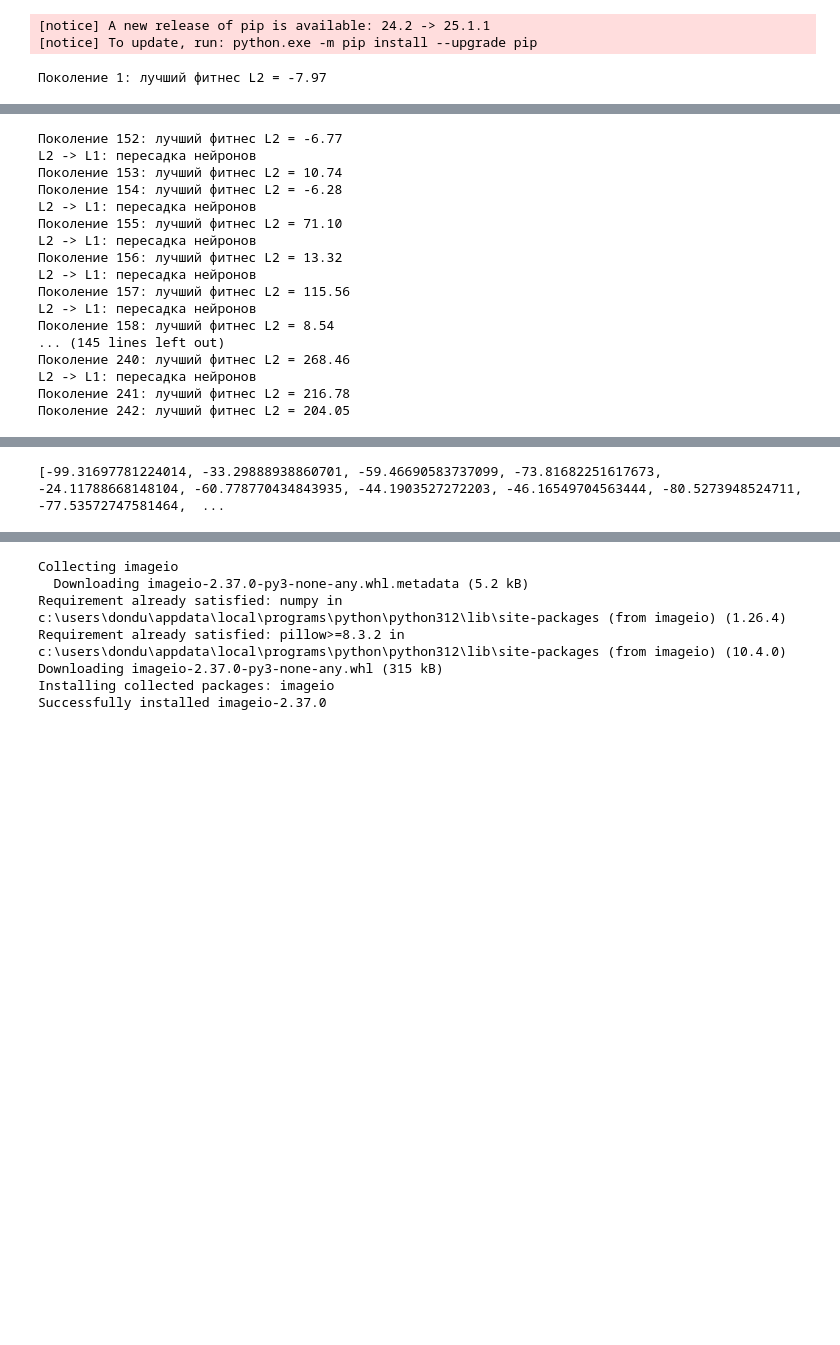
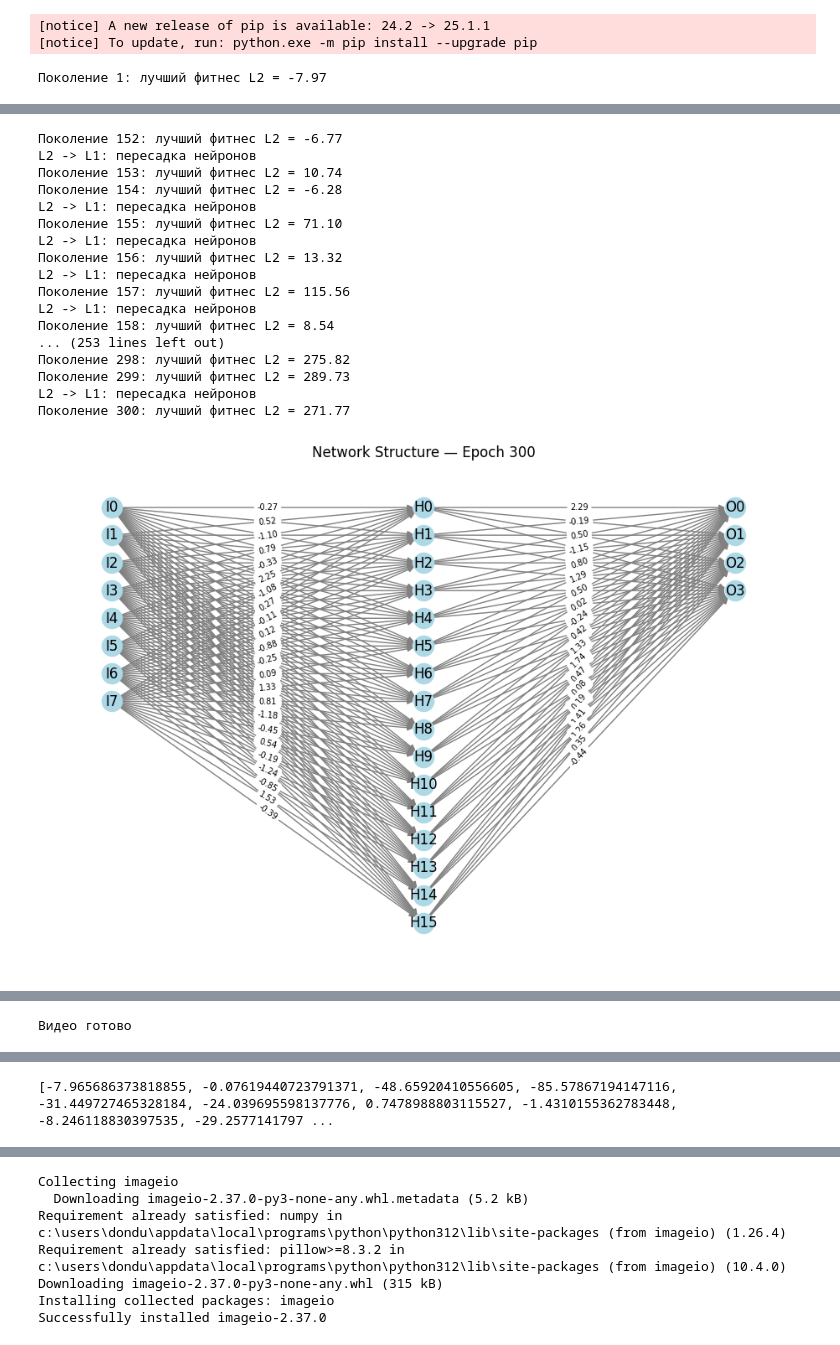
Before and after one commit to doresolla/LunarLander, a Jupyter notebook: h_esp.ipynb, the cells around one changed output, grey strips where cells are left out. Cells and saved outputs as stored; diff of their text form; code cells hidden in the pictures; blank space fills up the shorter version.

```diff
--- a/h_esp.ipynb
+++ b/h_esp.ipynb
@@ -368,9 +363,3 @@ class HESPTrainer:
         neuron_weights = [np.concatenate([n.weights, [n.bias]]) for n in neurons]
         output_weights = output_layer.weights
         np.savez(filename, neuron_weights=neuron_weights, output_weights=output_weights)
-# %%
-env = gym.make("LunarLander-v3")
-# population_size - должно быть
-trainer = HESPTrainer(input_size=8, hidden_size=4, output_size=4, population_size=20, mutation_strength=0.1)
-net_, scores = trainer.evolve(env, generations=2)  # пока 2 поколения для теста
-env.close()
@@ -463,7 +447,7 @@ def train_hesp_on_lunarlander(hidden_size, generations=1000):
 net, scores = train_hesp_on_lunarlander(16, 300)
 
 
-net = load_network("hesp_best_gen50.npz")
+net = load_network("hesp_best_gen300.npz")
 show_video_of_network(net)
 print('Видео готово')
 plot_scores(scores)
@@ -474,34 +458,35 @@ plot_scores(scores)
 Поколение 3: лучший фитнес L2 = -48.66
 Поколение 4: лучший фитнес L2 = -85.58
 Поколение 5: лучший фитнес L2 = -31.45
 Поколение 6: лучший фитнес L2 = -24.04
 L2 -> L1: пересадка нейронов
 Поколение 7: лучший фитнес L2 = 0.75
 Поколение 8: лучший фитнес L2 = -1.43
 Поколение 9: лучший фитнес L2 = -8.25
 Поколение 10: лучший фитнес L2 = -29.26
 Поколение 11: лучший фитнес L2 = -2.71
 L2 -> L1: пересадка нейронов
 ... (168 lines left out)
 L2 -> L1: пересадка нейронов
 Поколение 149: лучший фитнес L2 = 30.31
 Поколение 150: лучший фитнес L2 = -4.45
 Поколение 151: лучший фитнес L2 = 13.62
 [figure]
 Поколение 152: лучший фитнес L2 = -6.77
 L2 -> L1: пересадка нейронов
 Поколение 153: лучший фитнес L2 = 10.74
 Поколение 154: лучший фитнес L2 = -6.28
 L2 -> L1: пересадка нейронов
 Поколение 155: лучший фитнес L2 = 71.10
 L2 -> L1: пересадка нейронов
 Поколение 156: лучший фитнес L2 = 13.32
 L2 -> L1: пересадка нейронов
 Поколение 157: лучший фитнес L2 = 115.56
 L2 -> L1: пересадка нейронов
 Поколение 158: лучший фитнес L2 = 8.54
-... (145 lines left out)
-Поколение 240: лучший фитнес L2 = 268.46
+... (253 lines left out)
+Поколение 298: лучший фитнес L2 = 275.82
+Поколение 299: лучший фитнес L2 = 289.73
 L2 -> L1: пересадка нейронов
-Поколение 241: лучший фитнес L2 = 216.78
-Поколение 242: лучший фитнес L2 = 204.05
+Поколение 300: лучший фитнес L2 = 271.77
+[figure, added]
@@ -507,0 +494 @@ L2 -> L1: пересадка нейронов
+Видео готово
@@ -508,4 +496,4 @@ L2 -> L1: пересадка нейронов
 # %%
 print(scores)
 # %% [output]
-[-99.31697781224014, -33.29888938860701, -59.46690583737099, -73.81682251617673, -24.11788668148104, -60.778770434843935, -44.1903527272203, -46.16549704563444, -80.5273948524711, -77.53572747581464,  ...
+[-7.965686373818855, -0.07619440723791371, -48.65920410556605, -85.57867194147116, -31.449727465328184, -24.039695598137776, 0.7478988803115527, -1.4310155362783448, -8.246118830397535, -29.2577141797 ...
```
Also changed, not shown: parts of 7 cells of this notebook, 1 other file.
